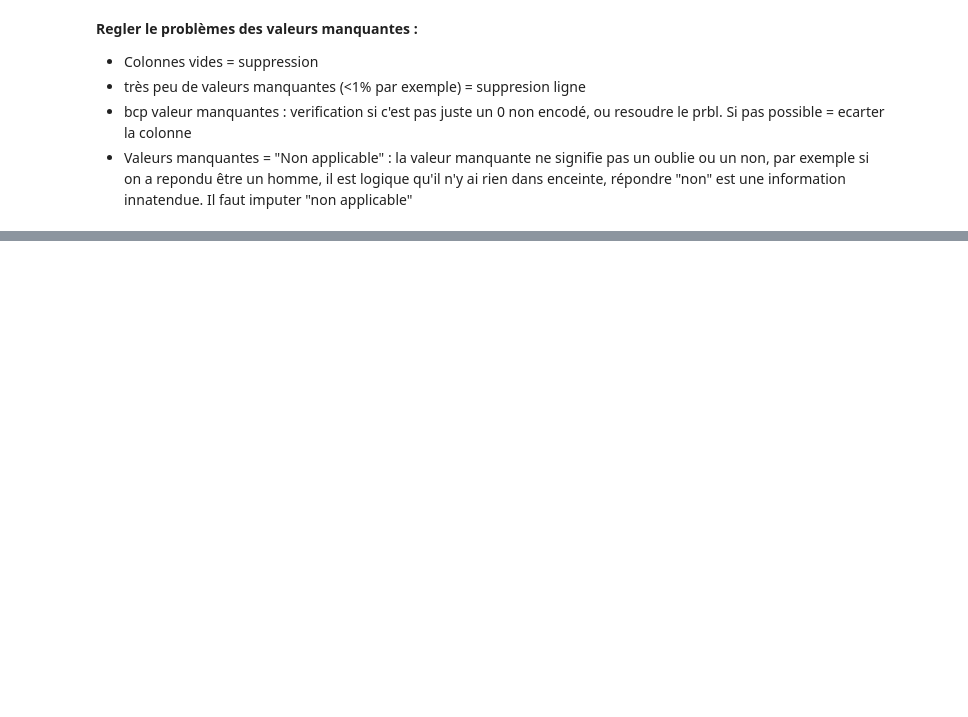
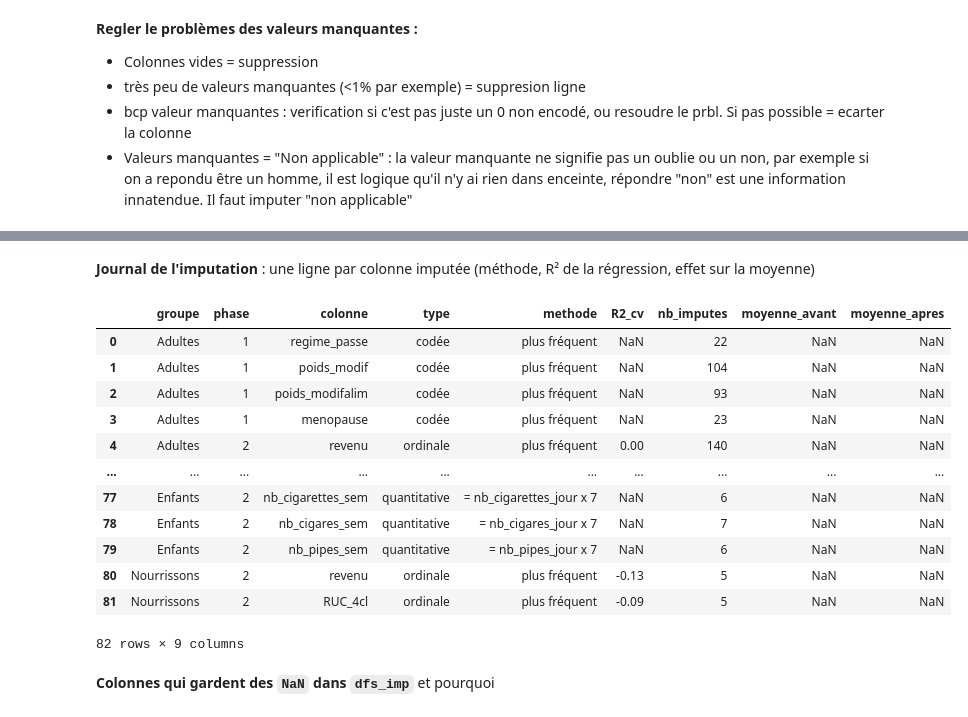
Before and after one commit to Mithrafk/Projet_Collab_Sabine, a Jupyter notebook: TP7/7_projet.ipynb, the cells around one changed output, grey strips where cells are left out. Drawn from its saved outputs; the diff is of its cells as text; code cells hidden in the pictures; blank space fills up the shorter version.

Commit message:
'imputation des NA terminées'

```diff
--- a/TP7/7_projet.ipynb
+++ b/TP7/7_projet.ipynb
@@ -450,0 +756,19 @@ Name: count, dtype: int64
+# %%
+def nettoyer_divers(dataframe, bilan=False):
+    '''
+    Nettoie les données des colonnes diverses.
+    bilan = True donne en 2nd retrun le pd bilan_na
+    '''
+    colonnes_div = ["intoall_confirm_med", "regime_forme", "IA_score"]
+    d_div = dataframe.loc[:, colonnes_div].copy()
+
+    remplir(d_div, dataframe["maladie_allergie_alim"].eq(0), "intoall_confirm_med", NA_APPL)
+    remplir(d_div, dataframe["tage_PS_mois"].notna(), "regime_forme", NA_APPL)
+    remplir(d_div, dataframe["IA_statut"].eq(0), "IA_score", NA_APPL)
+
+    if bilan:
+        return d_div, bilan_na(dataframe[colonnes_div], d_div)
+    return d_div
+
+d_div, bilan_div = nettoyer_divers(df, bilan=True)
+bilan_div
@@ -450,0 +1124,21 @@ Name: count, dtype: int64
+# %%
+df = importer_donnees(info=False).copy()  # on reprend le df initial pour ne pas avoir les colonnes nettoyées
+df = nettoyer_str(df)
+
+for func in [nettoyer_fume, nettoyer_regime, nettoyer_poids, nettoyer_femmes, nettoyer_profession, nettoyer_divers]:
+    d_nett = func(df, bilan=False)
+    colonnes = [c for c in d_nett.columns if c != "NOIND"]
+    df[colonnes] = d_nett[colonnes]
+
+# Mesuré / déclaré : un indicateur à la place de 4 colonnes presque vides
+df["taille"] = np.select([df["taille"].notna(), df["taille_m"].notna(), df["taille_d"].notna()],
+                        [df["taille"], df["taille_m"], df["taille_d"]],
+                        default=np.nan)
+df["poids"] = np.select([df["poids"].notna(), df["poids_m"].notna(), df["poids_d"].notna()],
+                        [df["poids"], df["poids_m"], df["poids_d"]],
+                        default=np.nan)
+df = df.drop(columns=["taille_m", "taille_d", "poids_m", "poids_d"]).copy()
+df = supp_col_vides(df)
+
+dfs_na, dfs_imp, resume, journal, non_imputees = construire_tables(df)
+resume
@@ -450,0 +1151,20 @@ Name: count, dtype: int64
+# %% [markdown]
+**Journal de l'imputation** : une ligne par colonne imputée (méthode, R² de la régression, effet sur la moyenne)
+# %%
+journal.round(2)
+# %% [output]
+|  | groupe | phase | colonne | type | methode | R2_cv | nb_imputes | moyenne_avant | moyenne_apres |
+| 0 | Adultes | 1 | regime_passe | codée | plus fréquent | NaN | 22 | NaN | NaN |
+| 1 | Adultes | 1 | poids_modif | codée | plus fréquent | NaN | 104 | NaN | NaN |
+| 2 | Adultes | 1 | poids_modifalim | codée | plus fréquent | NaN | 93 | NaN | NaN |
+| 3 | Adultes | 1 | menopause | codée | plus fréquent | NaN | 23 | NaN | NaN |
+| 4 | Adultes | 2 | revenu | ordinale | plus fréquent | 0.00 | 140 | NaN | NaN |
+| ... | ... | ... | ... | ... | ... | ... | ... | ... | ... |
+| 77 | Enfants | 2 | nb_cigarettes_sem | quantitative | = nb_cigarettes_jour x 7 | NaN | 6 | NaN | NaN |
+| 78 | Enfants | 2 | nb_cigares_sem | quantitative | = nb_cigares_jour x 7 | NaN | 7 | NaN | NaN |
+| 79 | Enfants | 2 | nb_pipes_sem | quantitative | = nb_pipes_jour x 7 | NaN | 6 | NaN | NaN |
+| 80 | Nourrissons | 2 | revenu | ordinale | plus fréquent | -0.13 | 5 | NaN | NaN |
+| 81 | Nourrissons | 2 | RUC_4cl | ordinale | plus fréquent | -0.09 | 5 | NaN | NaN |
+82 rows × 9 columns
+# %% [markdown]
+**Colonnes qui gardent des `NaN` dans `dfs_imp`** et pourquoi
```
Also changed, not shown: parts of 38 cells of this notebook, 3 other files.
